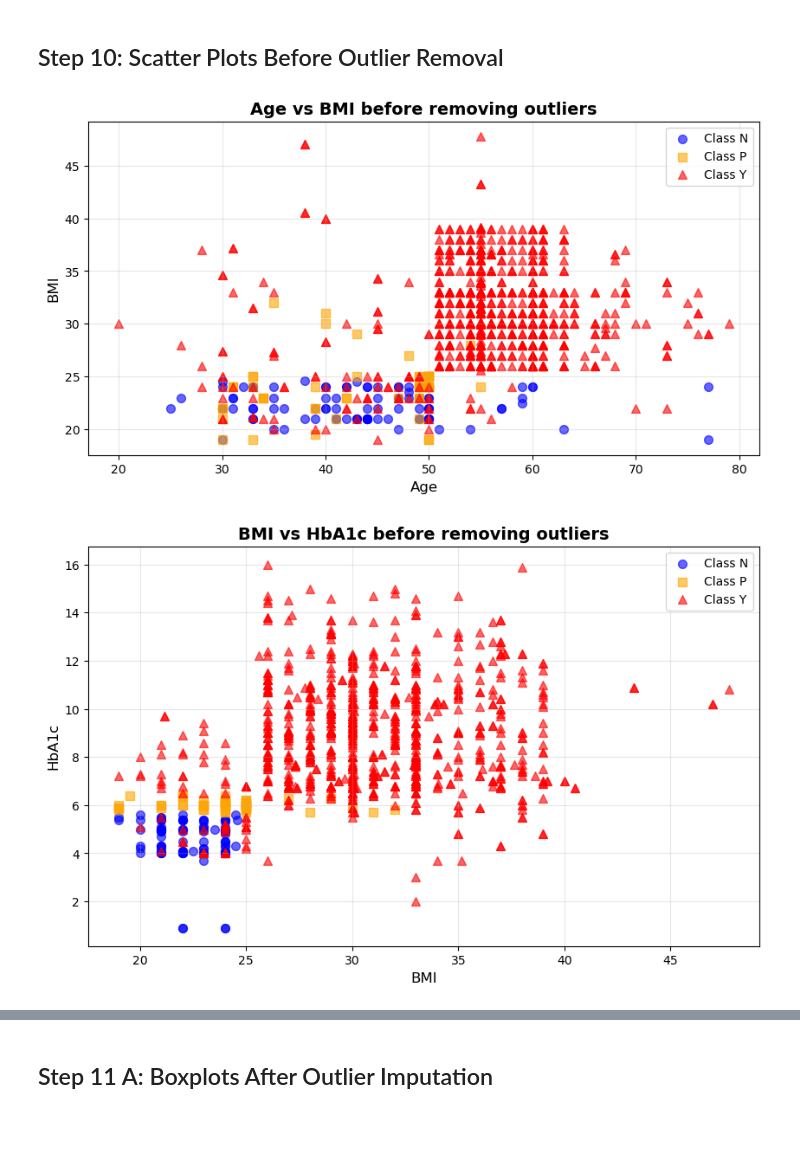
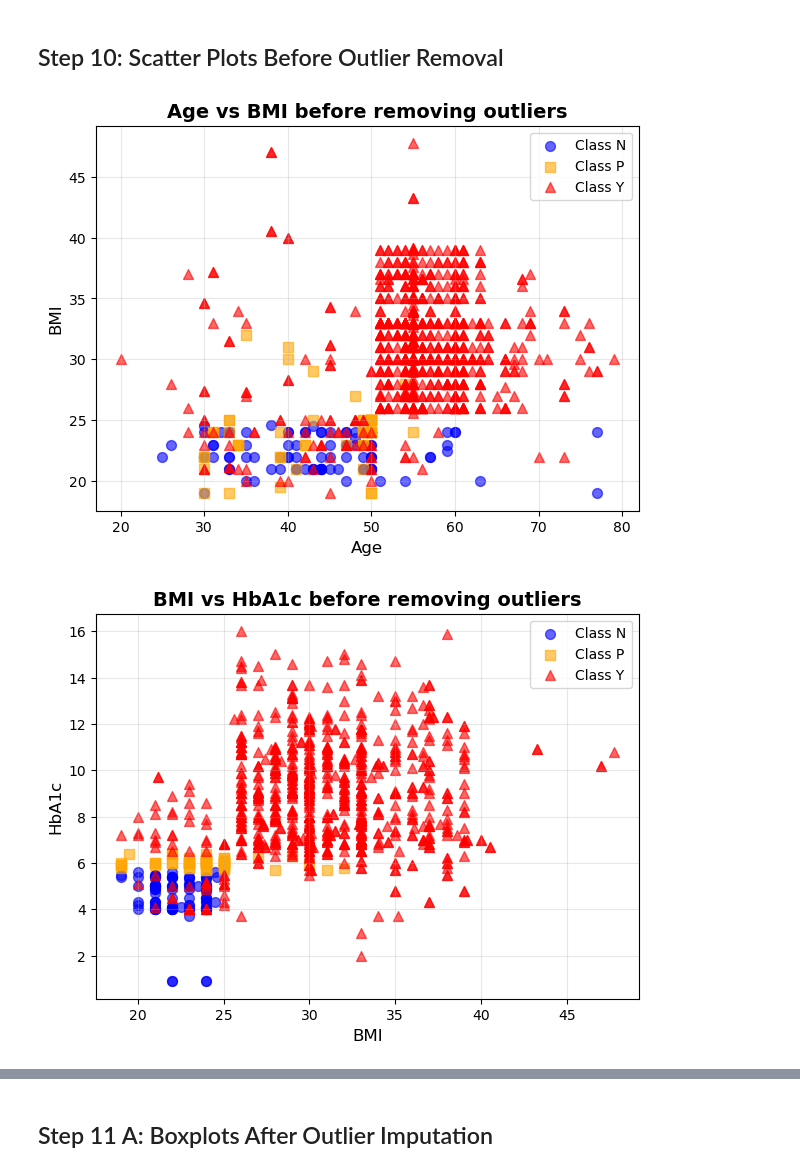
Before and after one commit to SalmaAhmad/Diabetes_Project, a Jupyter notebook: Diabetes_Project.ipynb, the cells around one changed output, grey strips where cells are left out. Saved outputs shown, nothing was run; the diff lists cells and outputs as text; code cells hidden in the pictures; blank space fills up the shorter version.

Commit message:
added extra plots

```diff
--- a/Diabetes_Project.ipynb
+++ b/Diabetes_Project.ipynb
@@ -240,34 +331,62 @@ BMI         29.578      29.526
 ## Step 10: Scatter Plots Before Outlier Removal
 # %%
 #######################################Scatter plots before removing outliers#######################################
-plt.figure(figsize=(10, 5))
+plt.figure(figsize=(7, 5))
 for dclass, color, marker in zip(['N', 'P', 'Y'], ['blue', 'orange', 'red'], ['o', 's', '^']):
     subset = df[df['CLASS_original'] == dclass]
     plt.scatter(subset['AGE'], subset['BMI'],
                 alpha=0.6, c=color, label=f'Class {dclass}', marker=marker, s=50)
 
 plt.xlabel('Age', fontsize=12)
 plt.ylabel('BMI', fontsize=12)
 plt.title('Age vs BMI before removing outliers', fontsize=14, fontweight='bold')
 plt.legend()
 plt.grid(alpha=0.3)
 plt.savefig("visualization/Age_vs_BMI_before_outliers.png", dpi=300, bbox_inches='tight')
 plt.show()
 
-plt.figure(figsize=(10, 6))
+plt.figure(figsize=(7, 5))
 for dclass, color, marker in zip(['N', 'P', 'Y'], ['blue', 'orange', 'red'], ['o', 's', '^']):
     subset = df[df['CLASS_original'] == dclass]
     plt.scatter(subset['BMI'], subset['HbA1c'],
                 alpha=0.6, c=color, label=f'Class {dclass}', marker=marker, s=50)
 
 plt.xlabel('BMI', fontsize=12)
 plt.ylabel('HbA1c', fontsize=12)
 plt.title('BMI vs HbA1c before removing outliers', fontsize=14, fontweight='bold')
 plt.legend()
 plt.grid(alpha=0.3)
 plt.savefig("visualization/BMI_vs_HbA1c_before_outliers.png", dpi=300, bbox_inches='tight')
 plt.show()
+
+plt.figure(figsize=(7, 5))
+for dclass, color, marker in zip(['N', 'P', 'Y'], ['blue', 'orange', 'red'], ['o', 's', '^']):
+    subset = df[df['CLASS_original'] == dclass]
+    plt.scatter(subset['TG'], subset['VLDL'],
+                alpha=0.6, c=color, label=f'Class {dclass}', marker=marker, s=50)
+
+plt.xlabel('TG', fontsize=12)
+plt.ylabel('VLDL', fontsize=12)
+plt.title('TG vs VLDL before removing outliers', fontsize=14, fontweight='bold')
+plt.legend()
+plt.grid(alpha=0.3)
+plt.savefig("visualization/TG_vs_VLDL_before_outliers.png", dpi=300, bbox_inches='tight')
+plt.show()
+
+plt.figure(figsize=(7, 5))
+for dclass, color, marker in zip(['N', 'P', 'Y'], ['blue', 'orange', 'red'], ['o', 's', '^']):
+    subset = df[df['CLASS_original'] == dclass]
+    plt.scatter(subset['Cr'], subset['Urea'],
+                alpha=0.6, c=color, label=f'Class {dclass}', marker=marker, s=50)
+
+plt.xlabel('Cr', fontsize=12)
+plt.ylabel('Urea', fontsize=12)
+plt.title('Cr vs Urea before removing outliers', fontsize=14, fontweight='bold')
+plt.legend()
+plt.grid(alpha=0.3)
+plt.savefig("visualization/Cr_vs_Urea_before_outliers.png", dpi=300, bbox_inches='tight')
+plt.show()
 #######################################Scatter plots before removing outliers#######################################
 # %% [output]
-[figure, old version]
+[figure, new version]
-[figure, old version]
+[figure, new version]
```
Also changed, not shown: parts of 8 cells of this notebook, 14 other files.
